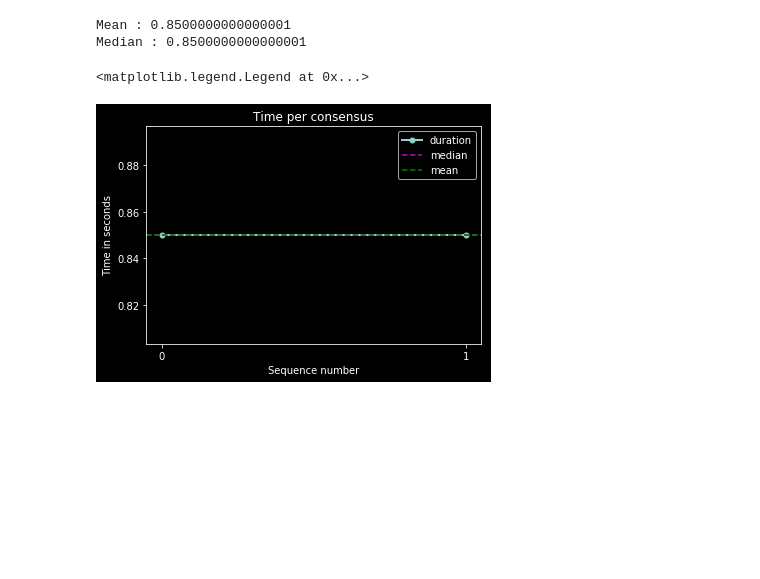
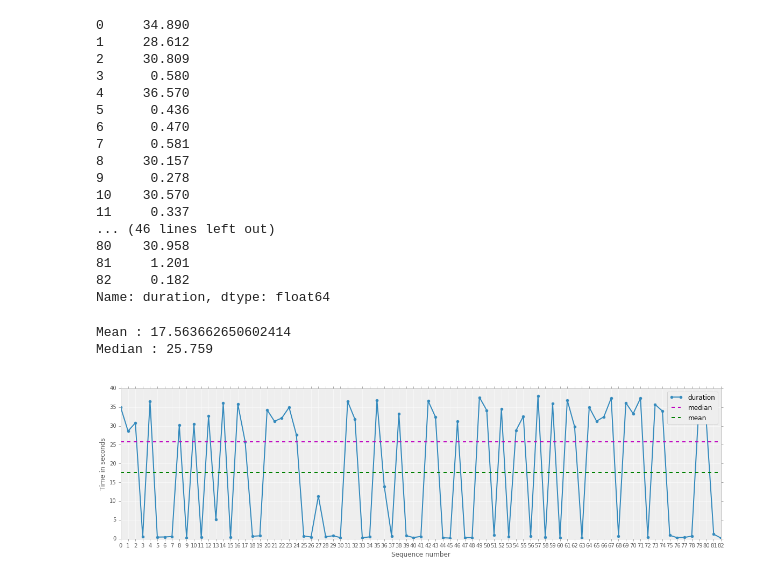
Before and after one commit to fawind/mongochain, a Jupyter notebook: benchmarks/evaluate_logs.ipynb, the cells around one changed output. Saved outputs shown, nothing was run; the diff lists cells and outputs as text; code cells hidden in the pictures; blank space fills up the shorter version.

Commit message:
Fix time diff calculation

```diff
--- a/benchmarks/evaluate_logs.ipynb
+++ b/benchmarks/evaluate_logs.ipynb
@@ -50,0 +23,3 @@ Plot consensus time
+# %%
+group_start = start_df.groupby(['content_hash'], as_index=False).agg({'timestamp': np.min})
+group_start
@@ -50,0 +45,4 @@ Plot consensus time
+# %%
+end_df = df[df.event_type == 'CLIENT_INTEGRATE_GLOBAL_RESULT']
+group_end = end_df.groupby(['content_hash'], as_index=False).agg({'timestamp': np.max})
+group_end
@@ -50,0 +68,3 @@ Plot consensus time
+# %%
+joined = pd.merge(group_end, group_start, on='content_hash')
+joined
@@ -51,17 +90,40 @@ Plot consensus time
+# %%
+diff = (joined['timestamp_x'] - joined['timestamp_y']).apply(lambda x: x.total_seconds()).rename('duration')
+diff
+# %% [output]
+0     34.890
+1     28.612
+2     30.809
+3      0.580
+4     36.570
+5      0.436
+6      0.470
+7      0.581
+8     30.157
+9      0.278
+10    30.570
+11     0.337
+... (46 lines left out)
+80    30.958
+81     1.201
+82     0.182
+Name: duration, dtype: float64
 # %%
-consensus_plot = consensus_time.plot(lw=2, marker='.', markersize=10, title='Time per consensus')
-mean = consensus_time.mean()
-median = consensus_time.median()
+plt.style.use('bmh')
+consensus_plot = diff.plot(lw=2, marker='.', markersize=10, title='Time per consensus', figsize=(20, 5))
+mean = diff.mean()
+median = diff.median()
 print("Mean : {0}".format(mean))
 print("Median : {0}".format(median))
 consensus_plot.axhline(median, color='m', linestyle='dashed', label='median')
 consensus_plot.axhline(mean, color='g', linestyle='dashed', label='mean')
 consensus_plot.set_ylabel('Time in seconds')
 consensus_plot.set_xlabel('Sequence number')
-consensus_plot.set_xticks(range(consensus_time.size))
-consensus_plot.legend()
+consensus_plot.set_xticks(range(diff.size))
+l = consensus_plot.legend()
+for t in l.get_texts():
+    t.set_color('black')
 # %% [output]
-Mean : 0.8500000000000001
-Median : 0.8500000000000001
+Mean : 17.563662650602414
+Median : 25.759
-<matplotlib.legend.Legend at 0x...>
-[figure, old version]
+[figure, new version]
```
Also changed, not shown: parts of 9 cells of this notebook.
